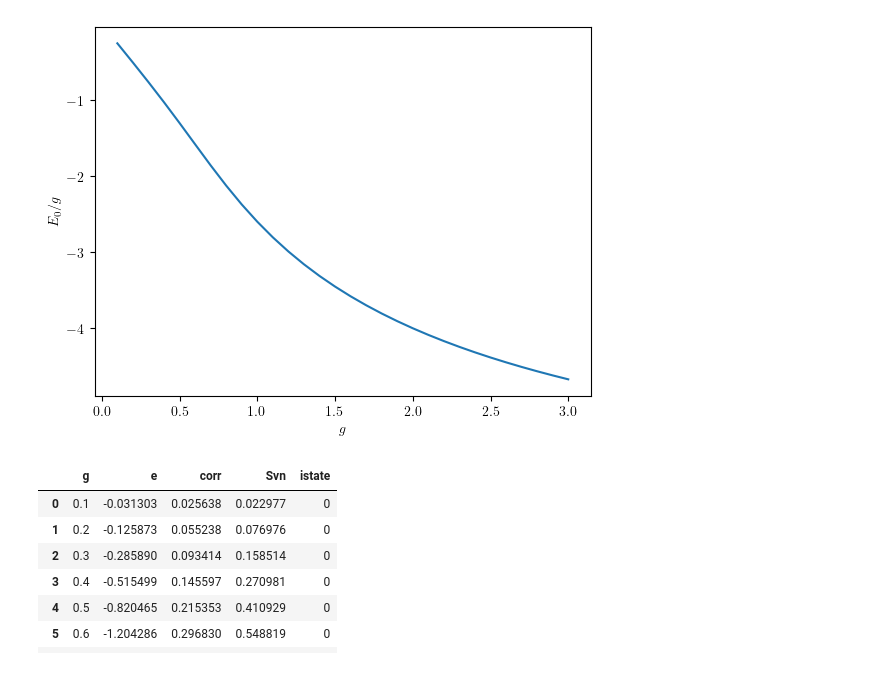
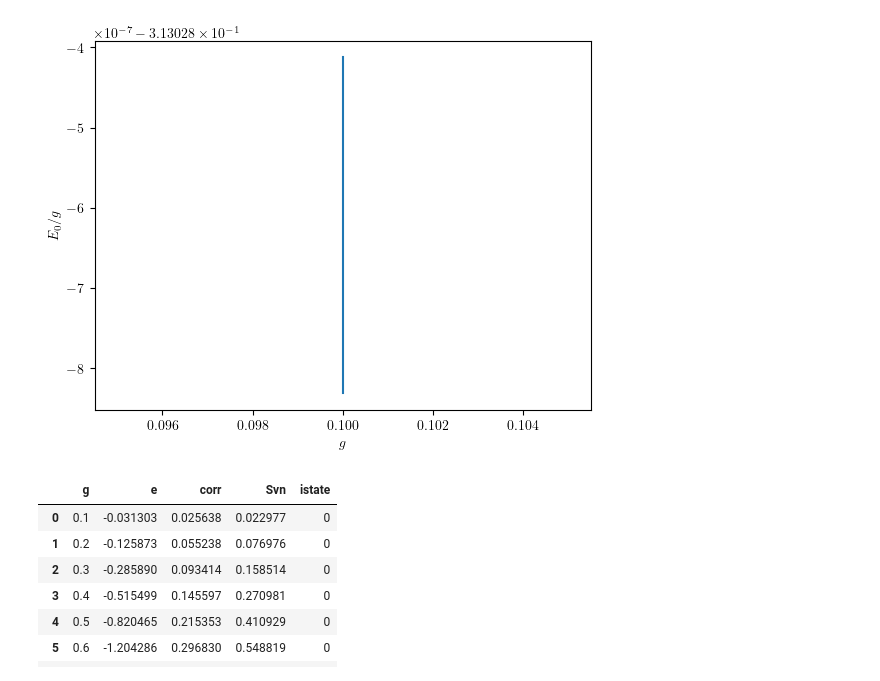
Before and after one commit to GoodStuff11/dmrg, a Jupyter notebook: dmrg_tdvp/analysis.ipynb, the cells around one changed output. Drawn from its saved outputs; the diff is of its cells as text; code cells hidden in the pictures.

```diff
--- a/dmrg_tdvp/analysis.ipynb
+++ b/dmrg_tdvp/analysis.ipynb
@@ -6,7 +6,8 @@ import numpy as np
 
 matplotlib.rcParams['text.usetex'] = True
 # %%
-path = r'/home/jkambulo/projects/def-pnroy/jkambulo/dmrg/output_data/ED_benchmark_v3_graham.csv'
+# path = r'/home/jkambulo/projects/def-pnroy/jkambulo/dmrg/output_data/ED_benchmark_v3_graham.csv'
+path = r'C:\Users\jonat\OneDrive\Documents\programming\AnacondaProjects\PHYS437A\dmrg\output_data\ED_benchmark_v3.csv'
 
 df_ed = pd.read_csv(path)
 print(df_ed.columns)
@@ -41,12 +33,12 @@ Index(['E1', 'E10', 'E11', 'E12', 'E13', 'E14', 'E15', 'E16', 'E17', 'E18',
 # %%
-_filter = (df_ed['mmax']==3)& (df_ed['Nsites']==5)
-plt.plot(df_ed[_filter]['g'], df_ed[_filter]['E1']/df_ed[_filter]['g'])
+# _filter = (df_ed['mmax']==3)& (df_ed['Nsites']==5)
+plt.plot(df_ed['g'], df_ed['E1']/df_ed['g'])
 plt.xlabel('$g$')
 plt.ylabel("$E_0/g$")
 # plt.title("10 atom array, mmax=5")
 plt.show()
 # %% [output]
-[figure, old version]
+[figure, new version]
 # %%
 # import pandas as pd
 # import matplotlib.pyplot as plt
```
Also changed, not shown: parts of 2 cells of this notebook, 51 other files.
